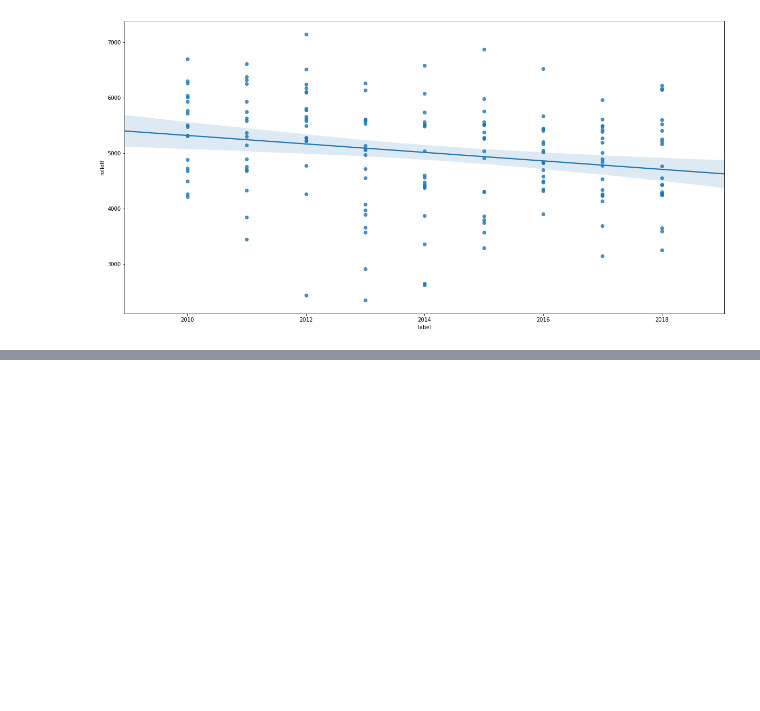
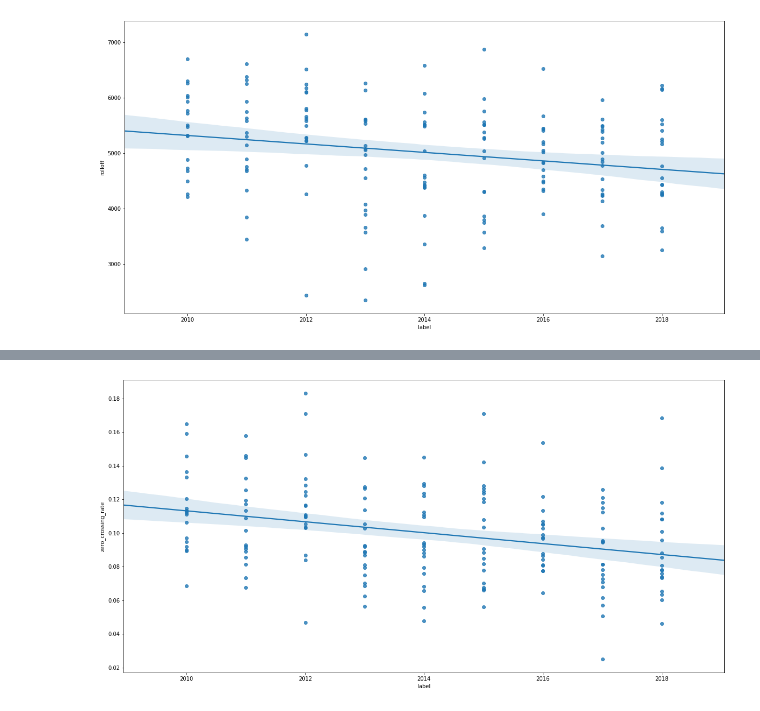
Before and after one commit to aaronabraham311/SoundOff, a Jupyter notebook: scripts/eda.ipynb, the cells around one changed output, grey strips where cells are left out. Cells and saved outputs as stored; diff of their text form; code cells hidden in the pictures; blank space fills up the shorter version.

```diff
--- a/scripts/eda.ipynb
+++ b/scripts/eda.ipynb
@@ -196,0 +199,5 @@ sns.regplot(x="label", y="rolloff", data = data);
+# %%
+# Zero_crossing_rate
+sns.regplot(x="label", y="zero_crossing_rate", data = data);
+# %% [output]
+[figure, added]
```
Also changed, not shown: parts of 2 cells of this notebook.
